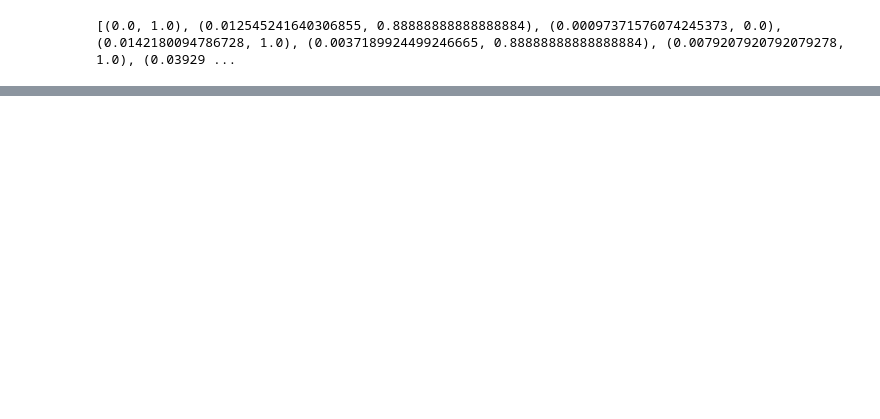
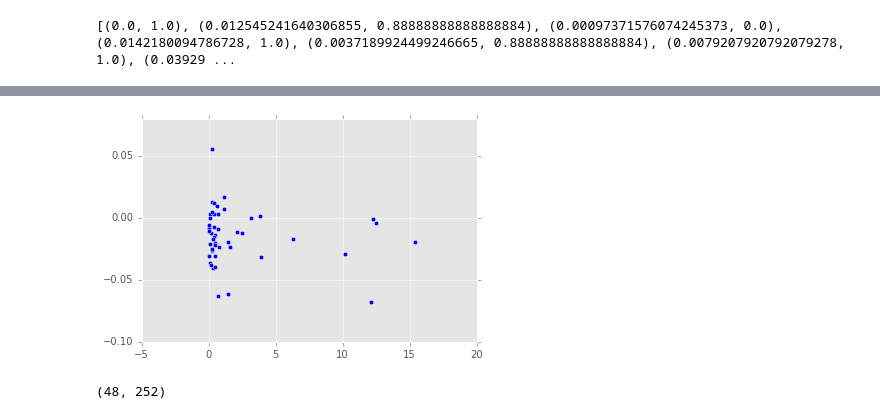
Before and after one commit to ndiamant/bigdata_hw, a Jupyter notebook: final_project/final_project.ipynb, the cells around one changed output, grey strips where cells are left out. Drawn from its saved outputs; the diff is of its cells as text; code cells hidden in the pictures; blank space fills up the shorter version.

```diff
--- a/final_project/final_project.ipynb
+++ b/final_project/final_project.ipynb
@@ -325,0 +367,12 @@ print(total_return(return_list))
+# %%
+def markowitz_frontier(X):
+    cov, returns, sigma = cov_return_sigma(X, gauss_gp)
+    plt.scatter(sigma, returns)
+# %%
+markowitz_frontier(X)
+# %% [output]
+[figure, added]
+# %%
+X.shape
+# %% [output]
+(48, 252)
```
Also changed, not shown: parts of 10 cells of this notebook, 2 other files.
